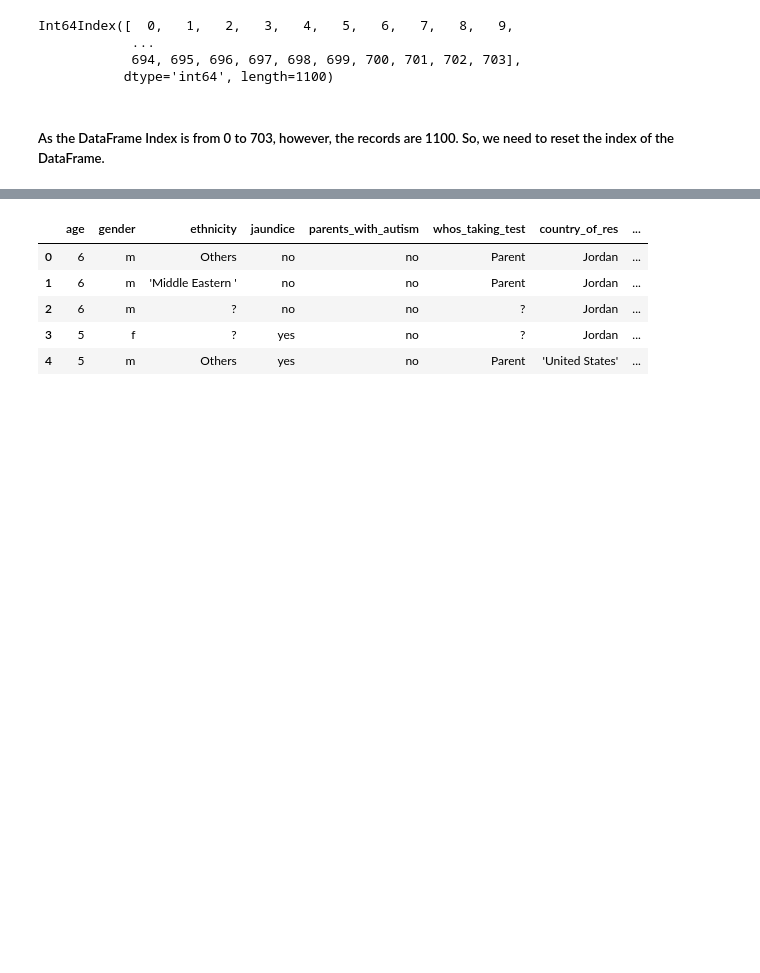
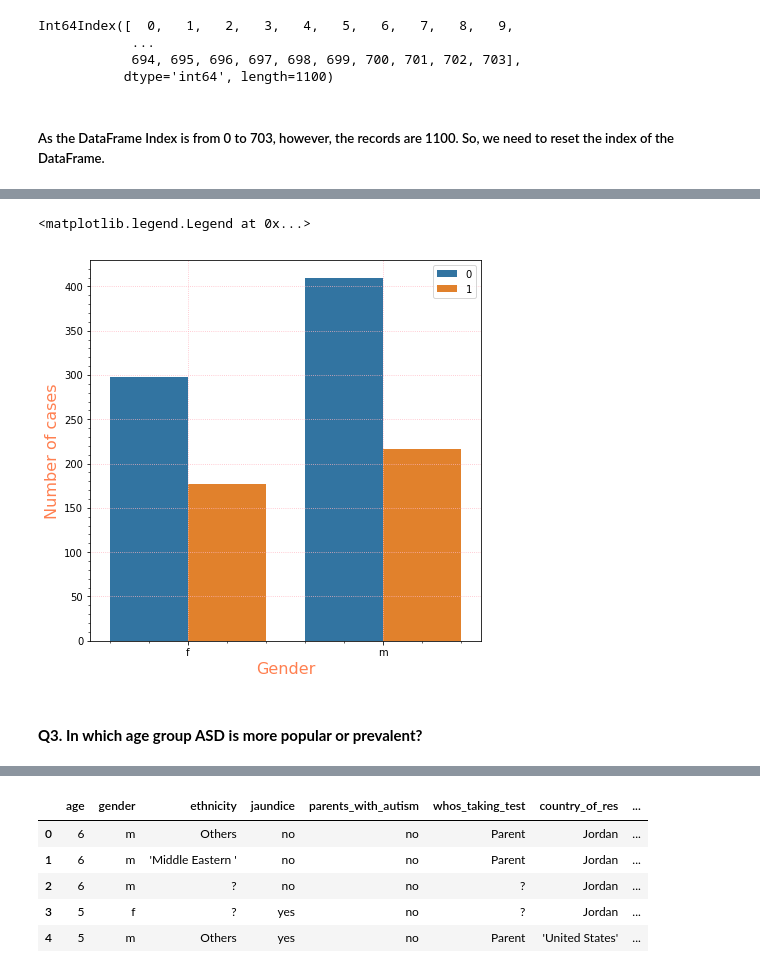
Before and after one commit to raj-shr-git/UW_Score_prediction_against_ASD, a Jupyter notebook: ASD_Prediction.ipynb, the cells around one changed output, grey strips where cells are left out. Cells and saved outputs as stored; diff of their text form; code cells hidden in the pictures; blank space fills up the shorter version.

```diff
--- a/ASD_Prediction.ipynb
+++ b/ASD_Prediction.ipynb
@@ -250,0 +282,16 @@ ASD_df.reset_index(drop=True,inplace=True)
+# %%
+ASD_gender_label_df = pd.DataFrame(ASD_df_eda.groupby(['gender','ASD_Label']).count()['Q1_Score'])
+ASD_gender_label_df.reset_index(inplace=True)
+# %%
+plt.figure(figsize=(7,7))
+sns.barplot(x='gender',y='Q1_Score',hue='ASD_Label',data=ASD_gender_label_df)
+plt.minorticks_on()
+plt.grid(which='major',linestyle=':',color='lightpink')
+plt.xlabel("Gender",fontdict=l_font)
+plt.ylabel("Number of cases",fontdict=l_font)
+plt.legend()
+# %% [output]
+<matplotlib.legend.Legend at 0x...>
+[figure, added]
+# %% [markdown]
+#### **Q3. In which age group ASD is more popular or prevalent?**
```
Also changed, not shown: parts of 41 cells of this notebook.
